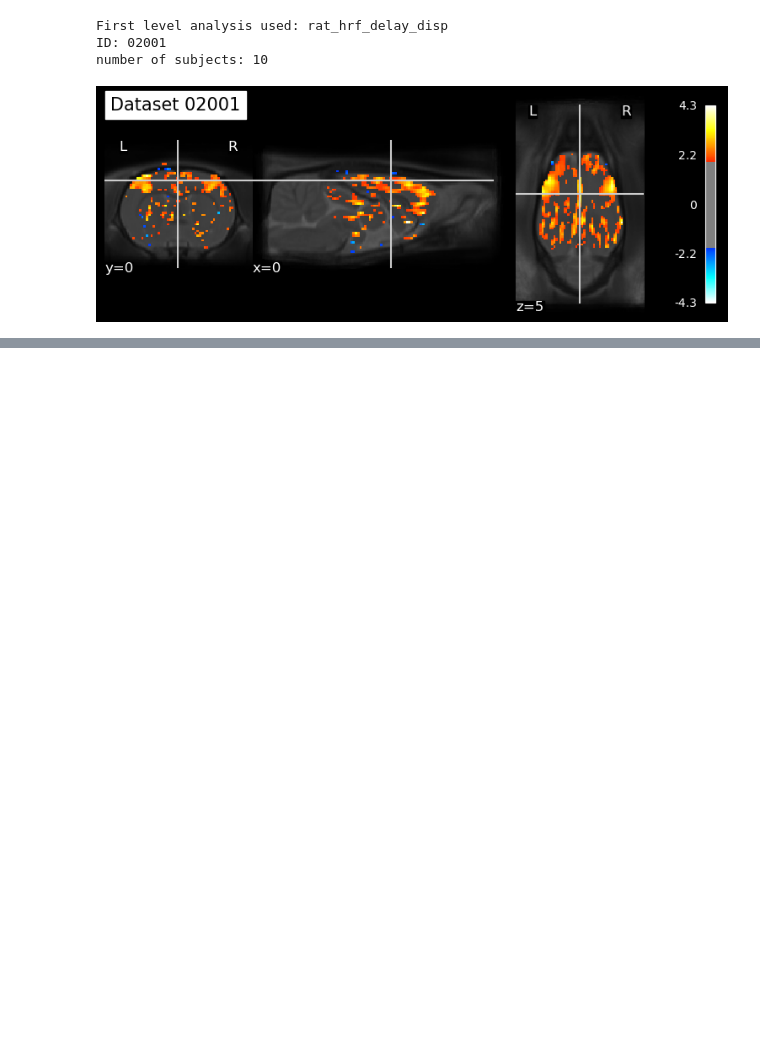
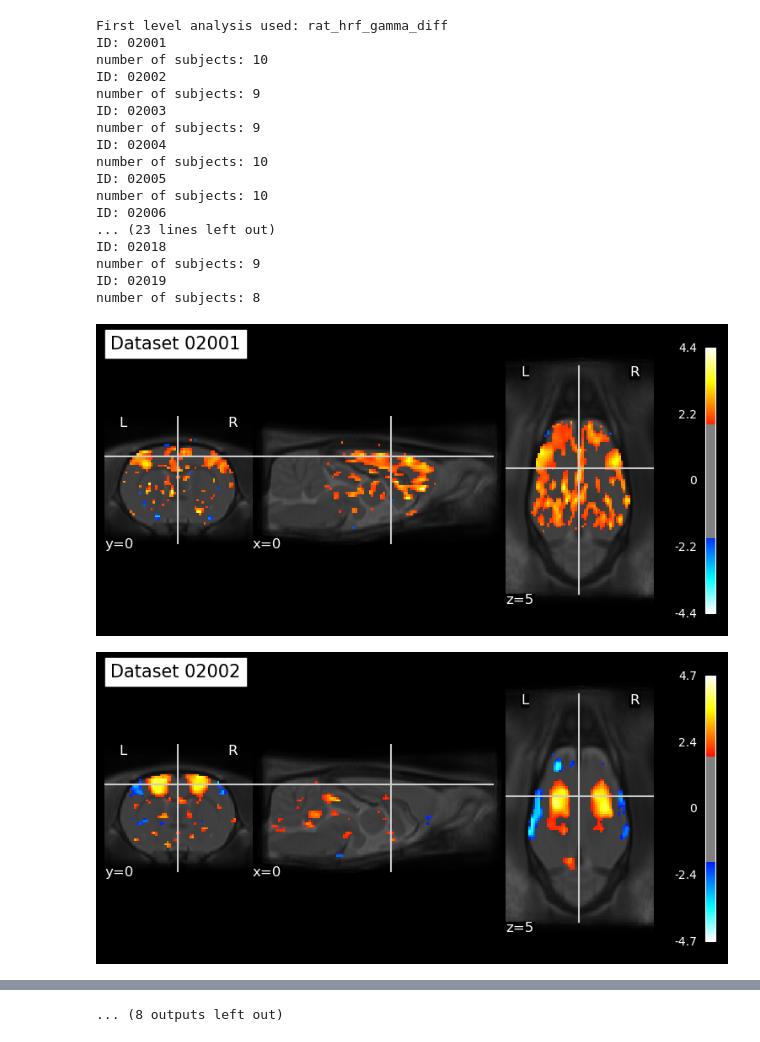
Before and after one commit to grandjeanlab/multirat_se, a Jupyter notebook: script/rat_hrf_second_level.ipynb, the cells around one changed output, grey strips where cells are left out. Cells and saved outputs as stored; diff of their text form; code cells hidden in the pictures; blank space fills up the shorter version.

```diff
--- a/script/rat_hrf_second_level.ipynb
+++ b/script/rat_hrf_second_level.ipynb
@@ -70,11 +77,0 @@ df = df.loc[(df['exclude'] != 'yes')]
-# %%
-# --- Input data ---
-
-""" Define hrf model used for the first analysis
-    Options :
-    ---------
-    rat_hrf_delay_disp
-    rat_hrf_gamma_diff
-"""
-#hrf_function = 'rat_hrf_gamma_diff'
-hrf_function = 'rat_hrf_delay_disp'
@@ -84,12 +88,12 @@ hrf_function = 'rat_hrf_delay_disp'
 
 print('First level analysis used:', hrf_function)
 
-for index in range(1, 2):
+for index in range(1, 20):
 
     ID = "0"+str(2000+index)
     print("ID:", ID)
 
-    # -- Load data --
+    # --- Load data ---
     if hrf_function == 'rat_hrf_gamma_diff':
         dataset = glob.glob(analysis_folder+'rat_hrf_gamma_diff/beta_estimates/beta_sub-{}??_ses-1.nii.gz'.format(ID))
 
@@ -97,57 +101,59 @@ for index in range(1, 2):
         dataset = glob.glob(analysis_folder+'rat_hrf_delay_disp/beta_estimates/beta_sub-{}??_ses-1.nii.gz'.format(ID))
 
     else:
-        print('No file to be saved. Check that hrf_function is well defined.')
+        print('Check that hrf_function is well defined.')
 
 
     n_subject = len(dataset)
     print("number of subjects:", n_subject)
 
     second_level_input = dataset
     design_matrix = pd.DataFrame([1] * len(second_level_input),
                                 columns=["intercept"])
 
     # --- Specify the model and fit it ---
     second_level_model = SecondLevelModel(smoothing_fwhm=0.1,
                                           minimize_memory=False)        #if want to get residuals?
 
     second_level_model = second_level_model.fit(second_level_input,
                                                 design_matrix=design_matrix)
 
 
     # --- Estimate the contrast ---
     second_stat_map = second_level_model.compute_contrast(second_level_contrast='intercept', output_type='all')
 
-    p_val = 0.05
     plot_stat = plotting.plot_stat_map(second_stat_map['z_score'],
                                         bg_img = template_path,
-                                        threshold = 1.9,              #threshold p=p_val=0.05 uncorrected -> reduces false negative levels
+                                        threshold = 1.9,
                                         cut_coords= (0 ,0, 5.5),
                                         display_mode='ortho',
                                         draw_cross=True,
                                         colorbar=True,
                                         title="Dataset {}".format(ID))
 
-    #plt.savefig(image_dir+'stat_map_dataset-{}_z_score.png'.format(ID))
 
-
-    #-- Save output --
-    if hrf_function == 'rat_hrf_gamma_diff':
-        #nib.save(second_stat_map['z_score'], gamma_z_score_dir+'z_score_dataset-{}.nii.gz'.format(ID))          #save z_score map
-        nib.save(second_stat_map['effect_size'], gamma_beta_dir+'beta_dataset-{}.nii.gz'.format(ID))            #save the beta estimates
-        #nib.save(second_stat_map['p_value'], gamma_p_value_dir+'p_value_dataset-{}.nii.gz'.format(ID))          #save the p_value
-        plt.savefig(gamma_image_dir+'stat_map_dataset-{}_z_score.png'.format(ID))
-
-    elif hrf_function == 'rat_hrf_delay_disp':
-        #nib.save(second_stat_map['z_score'], dd_z_score_dir+'z_score_dataset-{}.nii.gz'.format(ID))          #save z_score map
-        nib.save(second_stat_map['effect_size'], dd_beta_dir+'beta_dataset-{}.nii.gz'.format(ID))            #save the beta estimates
-        #nib.save(second_stat_map['p_value'], dd_p_value_dir+'p_value_dataset-{}.nii.gz'.format(ID))          #save the p_value
-        plt.savefig(dd_image_dir+'stat_map_dataset-{}_z_score.png'.format(ID))
-
-    else:
-        print('No file to be saved. Check that hrf_function is well defined.')
+    # --- Save output ---
+    plt.savefig(image_dir+'stat_map_dataset-{}_z_score.png'.format(ID))
+    nib.save(second_stat_map['z_score'], z_score_dir+'z_score_dataset-{}.nii.gz'.format(ID))
+    nib.save(second_stat_map['effect_size'], beta_dir+'beta_dataset-{}.nii.gz'.format(ID))
+    nib.save(second_stat_map['p_value'], p_value_dir+'p_value_dataset-{}.nii.gz'.format(ID))
 # %% [output]
-First level analysis used: rat_hrf_delay_disp
+First level analysis used: rat_hrf_gamma_diff
 ID: 02001
 number of subjects: 10
+ID: 02002
+number of subjects: 9
+ID: 02003
+number of subjects: 9
+ID: 02004
+number of subjects: 10
+ID: 02005
+number of subjects: 10
+ID: 02006
+... (23 lines left out)
+ID: 02018
+number of subjects: 9
+ID: 02019
+number of subjects: 8
-[figure, old version]
+[figure, new version]
+[figure, added]
@@ -153,0 +169 @@ number of subjects: 10
+... (8 outputs left out)
```
Also changed, not shown: parts of 10 cells of this notebook, 4 other files.
